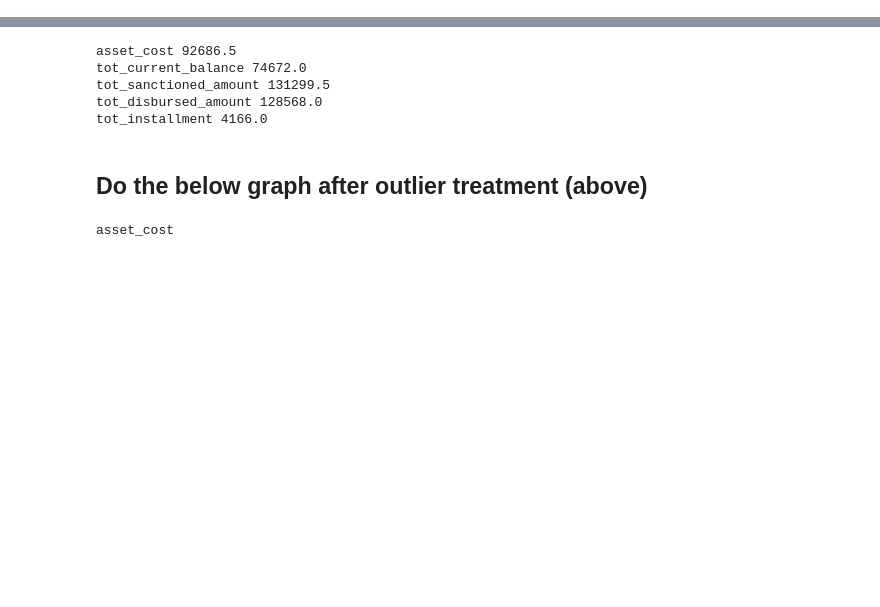
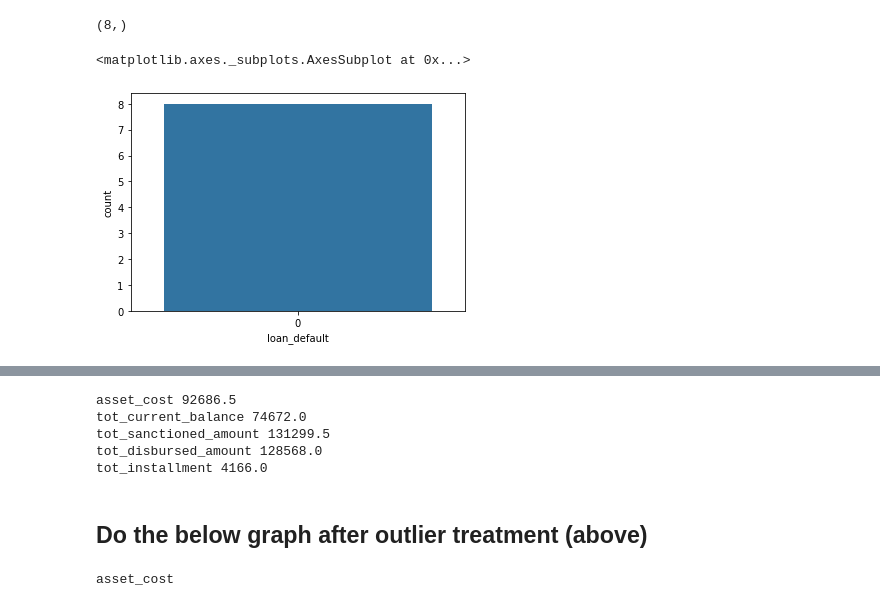
Before and after one commit to xavierigneous/Vehicle-Loan-Default-Prediction, a Jupyter notebook: Vishwanath/Untitled-Copy1.ipynb, the cells around one changed output, grey strips where cells are left out. Cells and saved outputs as stored; diff of their text form; code cells hidden in the pictures; blank space fills up the shorter version.

```diff
--- a/Vishwanath/Untitled-Copy1.ipynb
+++ b/Vishwanath/Untitled-Copy1.ipynb
@@ -100,3 +138,15 @@ cols=['asset_cost','tot_current_balance','tot_sanctioned_amount','tot_disbursed_
+# %%
+q3=df['asset_cost'].quantile(0.75)
+q1=df['asset_cost'].quantile(0.25)
+iqr=q3-q1
+df.loc[df['asset_cost'] > 350000,'asset_cost'].shape
+# %% [output]
+(8,)
+# %%
+sns.countplot(df.loc[df['asset_cost'] > 350000,:]['loan_default'])
+# %% [output]
+<matplotlib.axes._subplots.AxesSubplot at 0x...>
+[figure, added]
 # %%
 for i in cols:
     print(i)
```
Also changed, not shown: parts of 21 cells of this notebook.
